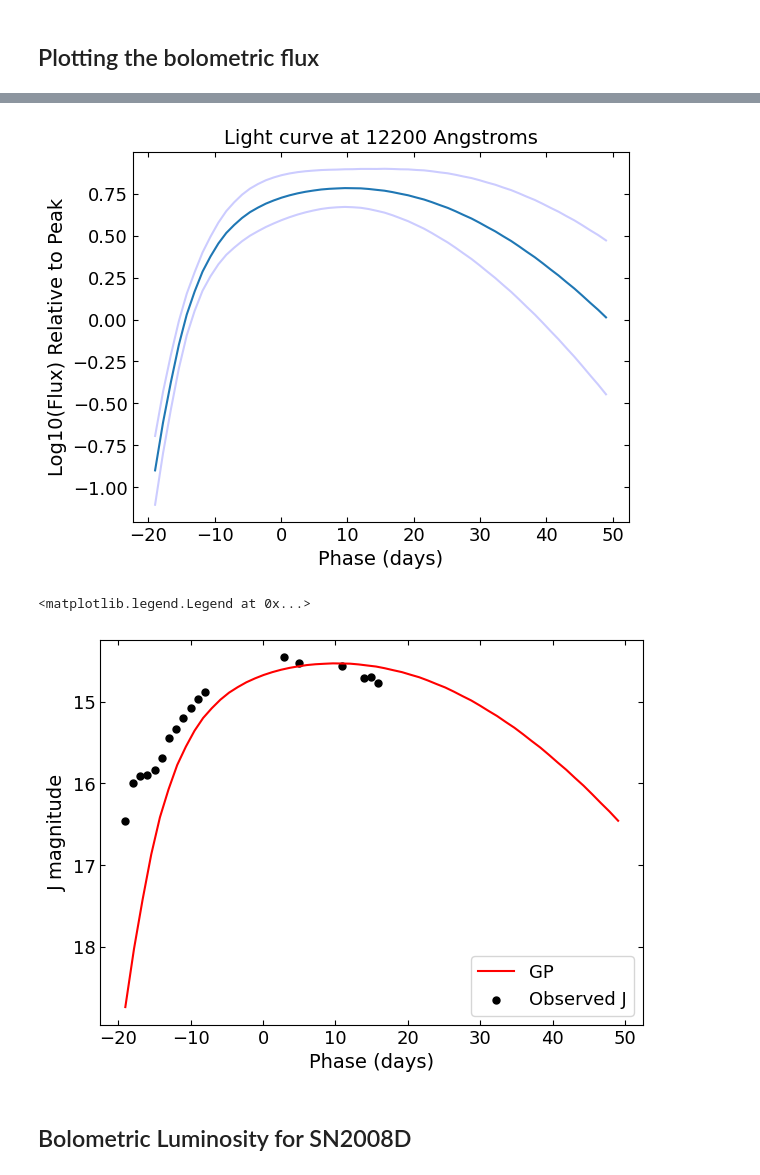
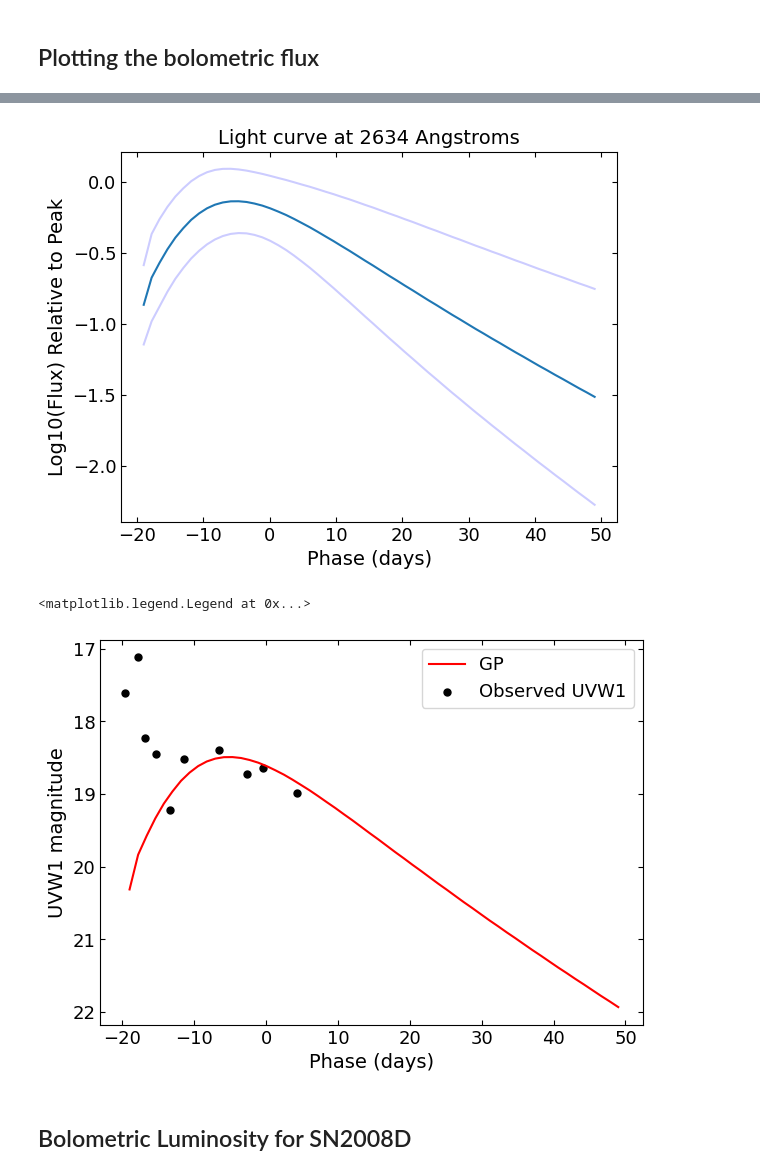
Before and after one commit to Somayeh91/data_driven_bolometric_lc, a Jupyter notebook: SN2008D_bolometric_lc.ipynb, the cells around one changed output, grey strips where cells are left out. Cells and saved outputs as stored; diff of their text form; code cells hidden in the pictures.

```diff
--- a/SN2008D_bolometric_lc.ipynb
+++ b/SN2008D_bolometric_lc.ipynb
@@ -218,15 +248,15 @@ plt.show()
 # %%
 # An example predicted light curve
-band = 'J'
+band ='UVW1'
 phs, f, sigma = snmodel.predict_lightcurve(-19, 49, WLE[band])
 # %% [output]
-[figure, old version]
+[figure, new version]
 # %%
 from caat.utils import convert_shifted_fluxes_to_shifted_mags
 
 # Convert predicted shifted flux back to observed magnitude
 mag_pred = (
-    np.log10((10**(f + f_peak_ref_log)) / (SN08D.zps[band] * 1e-11))
+    np.log10((10**(f + f_peak_ref_gopreaux_log)) / (SN08D.zps[band] * 1e-11))
     / -0.4
 )
 
@@ -252,7 +282,7 @@ plt.ylabel("%s magnitude"%band)
 plt.legend()
 # %% [output]
 <matplotlib.legend.Legend at 0x...>
-[figure, old version]
+[figure, new version]
 # %% [markdown]
 ## Bolometric Luminosity for SN2008D
 # %%
```
Also changed, not shown: parts of 13 cells of this notebook, 7 other files.
